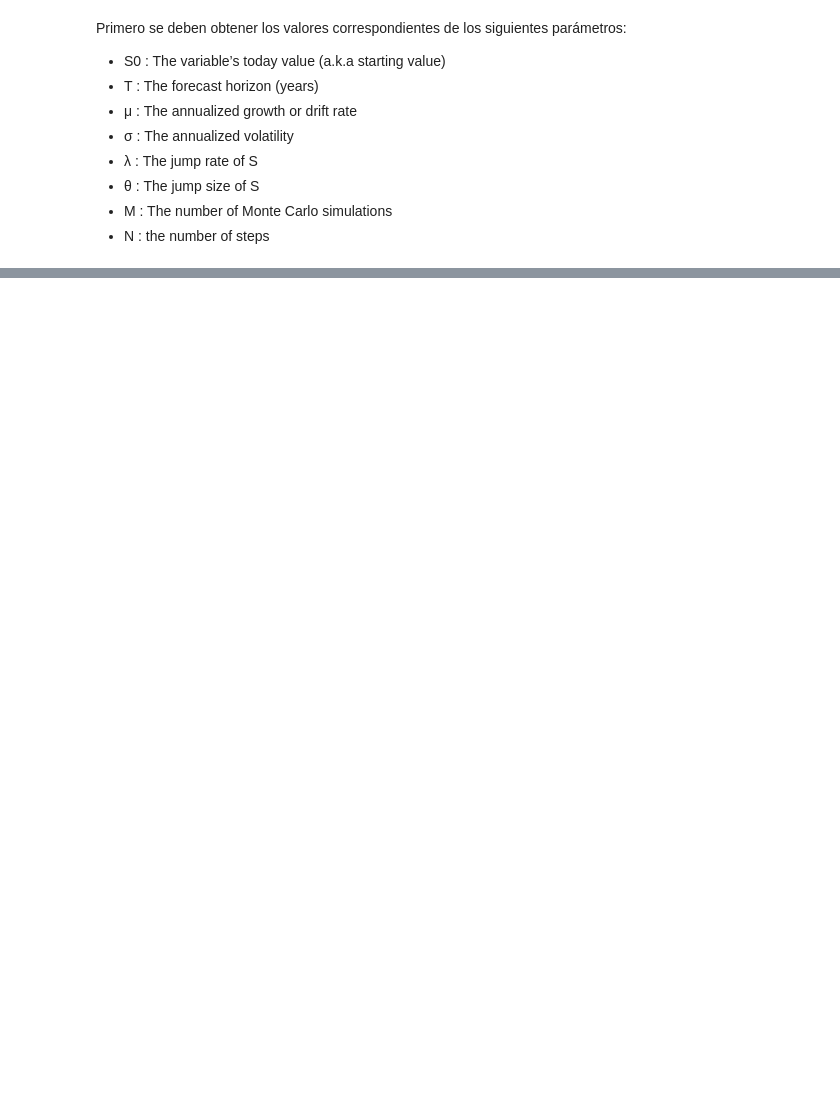
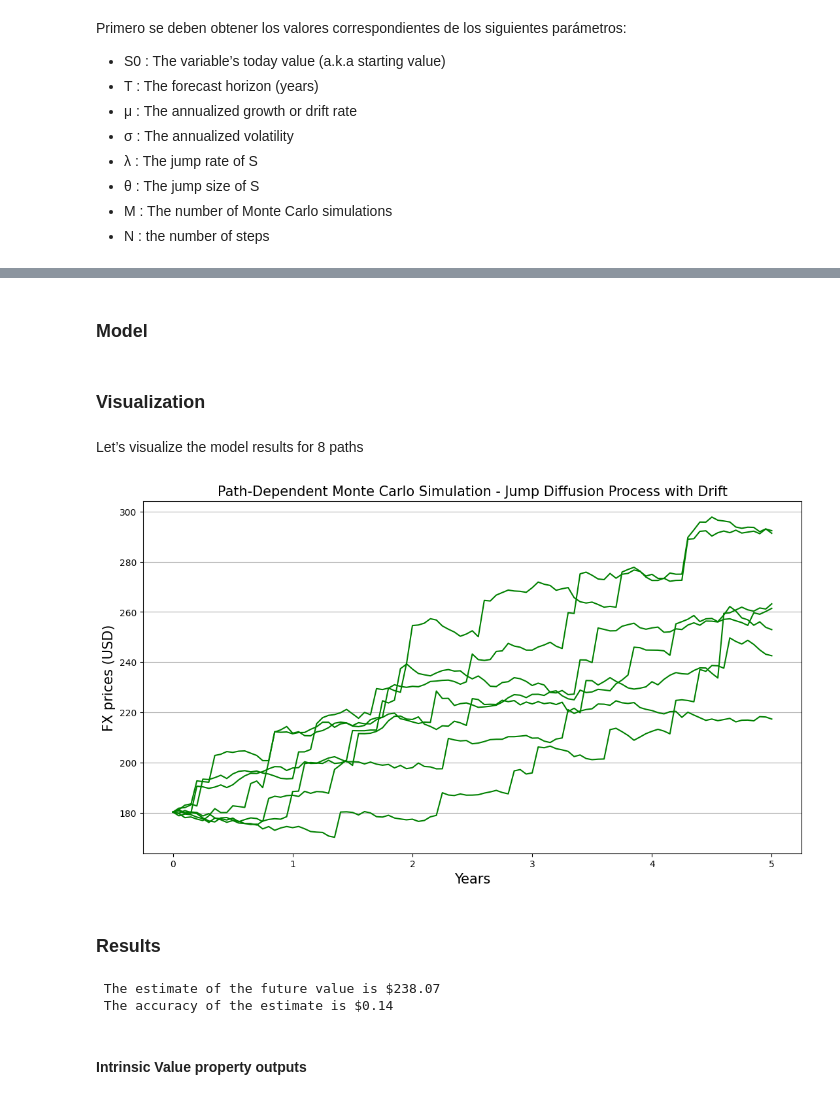
Before and after one commit to 01745134/proyectos-ingenieria, a Jupyter notebook: tarea1-modelacionVolatilidad.ipynb, the cells around one changed output, grey strips where cells are left out. Drawn from its saved outputs; the diff is of its cells as text; code cells hidden in the pictures; blank space fills up the shorter version.

```diff
--- a/tarea1-modelacionVolatilidad.ipynb
+++ b/tarea1-modelacionVolatilidad.ipynb
@@ -336,0 +421,7 @@ Primero se deben obtener los valores correspondientes de los siguientes parámet
+# %%
+# Let’s create a new column for the relative returns
+df2["Return"] = 0.00
+for i in range(0,len(df2.index) - 1):
+    # df1["Return"][i] = df1["Price"][i+1]/df1["Price"][i]-1
+    df2["Return"][i] = df2["Adj Close"][i+1]/df2["Adj Close"][i]-1
+df2.head(5)
@@ -337,12 +474,14 @@ Primero se deben obtener los valores correspondientes de los siguientes parámet
 # %%
-# Set the model's parameters.
-S0 = 1 # The variable’s today value (a.k.a starting value)
-μ = 0.05 # The annualized growth or drift rate
-σ = 0.25 # The annualized volatility
-λ = 0.05 # The jump rate of S
-θ = 1.1 # the jump size of S
+S0 = df2["Adj Close"].iloc[-1] # The variable’s today value (a.k.a starting value)
+
+μ = 0.0008 # The annualized growth or drift rate
+σ = 0.0234 # The annualized volatility
 
 # Valores arbitrarios para la simulación
 T = 5.0 # The forecast horizon (years)
 M = 50000 # The number of Monte Carlo simulations
 N = 100 # the number of steps
+
+# The jump size θ can be found by computing the ratio of the post-jump to the pre-jump levels
+λ = 0.05 # The jump rate of S
+θ = 1.1 # the jump size of S
@@ -351,0 +492,38 @@ edges, moments = jd.moments(timeseries = X)
+# %%
+ε = rn.randn(M,N)
+F_λ = rn.poisson(λ,(M,N))
+S = S0*np.ones((M,N+1))
+dt = T/N
+# %% [markdown]
+### Model
+# %%
+start_time = datetime.now()
+for i in range(0,N):
+    S[:,i+1] = S[:,i]*(1 + θ*F_λ[:,i]*dt + μ*dt + σ*ε[:,i]*np.sqrt(dt) )
+# %% [markdown]
+### Visualization
+# %% [markdown]
+Let’s visualize the model results for 8 paths
+# %%
+plt.figure(figsize=(13,7))
+fontsize=15
+plt.title('Path-Dependent Monte Carlo Simulation - Jump Diffusion Process with Drift',fontsize=fontsize)
+plt.xlabel('Years',fontsize=fontsize)
+plt.ylabel('FX prices (USD)',fontsize=fontsize)
+plt.grid(axis='y')
+a = [ rn.randint(0,M) for j in range(1,8)]
+for runer in a:
+    plt.plot(np.arange(0,T+dt,dt), S[runer], 'green')
+# %% [output]
+[figure, added]
+# %% [markdown]
+### Results
+# %%
+V = (S[:,-1])
+print("\033[1m The estimate of the future value is ${:.2f}".format(np.mean(V)))
+print("\033[1m The accuracy of the estimate is ${:.2f}".format((np.std(V)/np.sqrt(M))))
+# %% [output]
+ The estimate of the future value is $238.07
+ The accuracy of the estimate is $0.14
+# %% [markdown]
+#### Intrinsic Value property outputs
```
Also changed, not shown: parts of 30 cells of this notebook.
